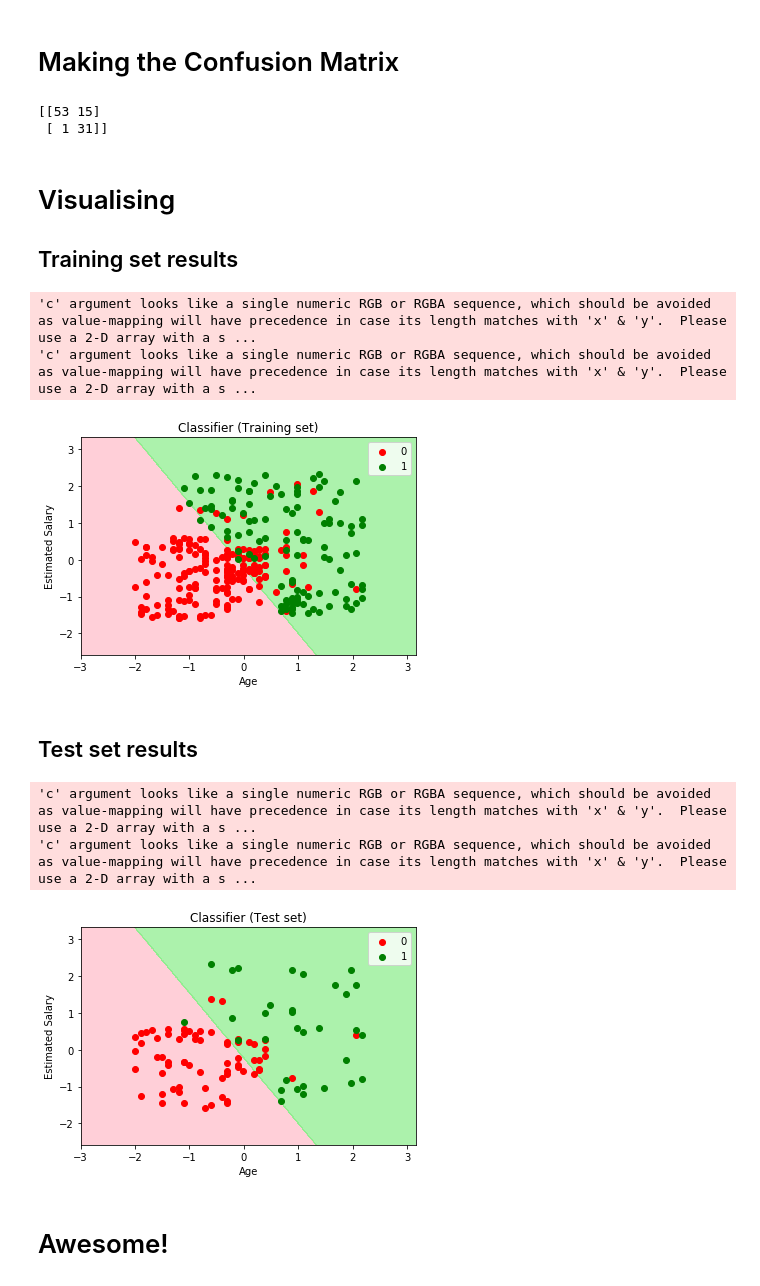
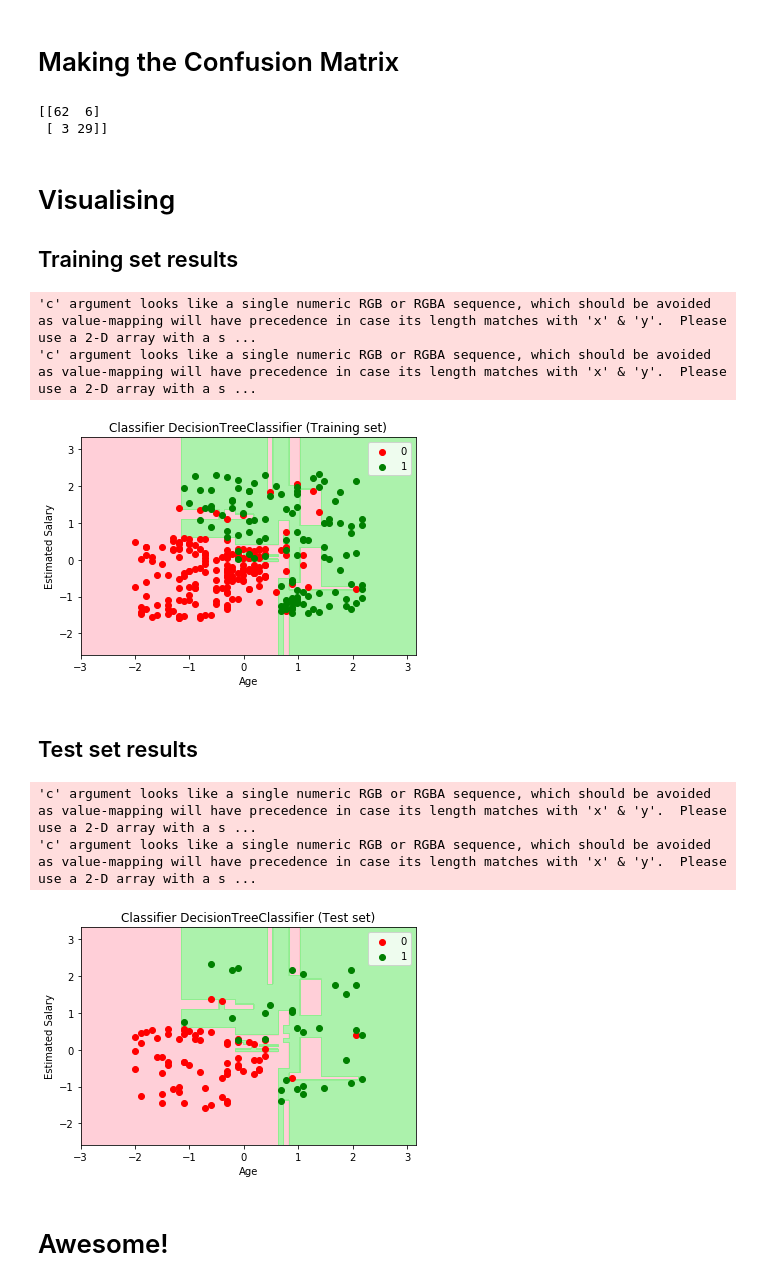
Before and after one commit to deeplearningunb/machinelearning-basics, a Jupyter notebook: logistic-regression-classifier.ipynb, the cells around one changed output. Drawn from its saved outputs; the diff is of its cells as text; code cells hidden in the pictures.

```diff
--- a/logistic-regression-classifier.ipynb
+++ b/logistic-regression-classifier.ipynb
@@ -48,8 +51,8 @@ X_test = sc.transform(X_test)
 # %% [markdown]
 ## Fitting classifier to the Training set
 # %%
-from sklearn.linear_model import PassiveAggressiveClassifier
-classifier = PassiveAggressiveClassifier(random_state = 0)
+from sklearn.tree import DecisionTreeClassifier
+classifier = DecisionTreeClassifier(random_state = 42)
 classifier.fit(X_train,y_train)
 # Predicting the Test set results
 y_pred = classifier.predict(X_test)
@@ -61,8 +64,8 @@ cm = confusion_matrix(y_test, y_pred)
 # %%
 print(cm)
 # %% [output]
-[[53 15]
- [ 1 31]]
+[[62  6]
+ [ 3 29]]
 # %% [markdown]
 # Visualising
 
@@ -79,7 +82,7 @@ plt.ylim(X2.min(), X2.max())
 for i, j in enumerate(np.unique(y_set)):
     plt.scatter(X_set[y_set == j, 0], X_set[y_set == j, 1],
                 c = ListedColormap(('red', 'green'))(i), label = j)
-plt.title('Classifier (Training set)')
+plt.title('Classifier DecisionTreeClassifier (Training set)')
 plt.xlabel('Age')
 plt.ylabel('Estimated Salary')
 plt.legend()
@@ -87,30 +90,30 @@ plt.show()
 # %% [output]
 'c' argument looks like a single numeric RGB or RGBA sequence, which should be avoided as value-mapping will have precedence in case its length matches with 'x' & 'y'.  Please use a 2-D array with a s ...
 'c' argument looks like a single numeric RGB or RGBA sequence, which should be avoided as value-mapping will have precedence in case its length matches with 'x' & 'y'.  Please use a 2-D array with a s ...
-[figure, old version]
+[figure, new version]
 # %% [markdown]
 ## Test set results
 # %%
 from matplotlib.colors import ListedColormap
 X_set, y_set = X_test, y_test
 X1, X2 = np.meshgrid(np.arange(start = X_set[:, 0].min() - 1, stop = X_set[:, 0].max() + 1, step = 0.01),
                      np.arange(start = X_set[:, 1].min() - 1, stop = X_set[:, 1].max() + 1, step = 0.01))
 plt.contourf(X1, X2, classifier.predict(np.array([X1.ravel(), X2.ravel()]).T).reshape(X1.shape),
              alpha = 0.75, cmap = ListedColormap(('pink', 'lightgreen')))
 plt.xlim(X1.min(), X1.max())
 plt.ylim(X2.min(), X2.max())
 for i, j in enumerate(np.unique(y_set)):
     plt.scatter(X_set[y_set == j, 0], X_set[y_set == j, 1],
                 c = ListedColormap(('red', 'green'))(i), label = j)
-plt.title('Classifier (Test set)')
+plt.title('Classifier DecisionTreeClassifier (Test set)')
 plt.xlabel('Age')
 plt.ylabel('Estimated Salary')
 plt.legend()
 plt.show()
 # %% [output]
 'c' argument looks like a single numeric RGB or RGBA sequence, which should be avoided as value-mapping will have precedence in case its length matches with 'x' & 'y'.  Please use a 2-D array with a s ...
 'c' argument looks like a single numeric RGB or RGBA sequence, which should be avoided as value-mapping will have precedence in case its length matches with 'x' & 'y'.  Please use a 2-D array with a s ...
-[figure, old version]
+[figure, new version]
 # %% [markdown]
 # Awesome!
 # %% [markdown]
```
Also changed, not shown: parts of 2 cells of this notebook.
